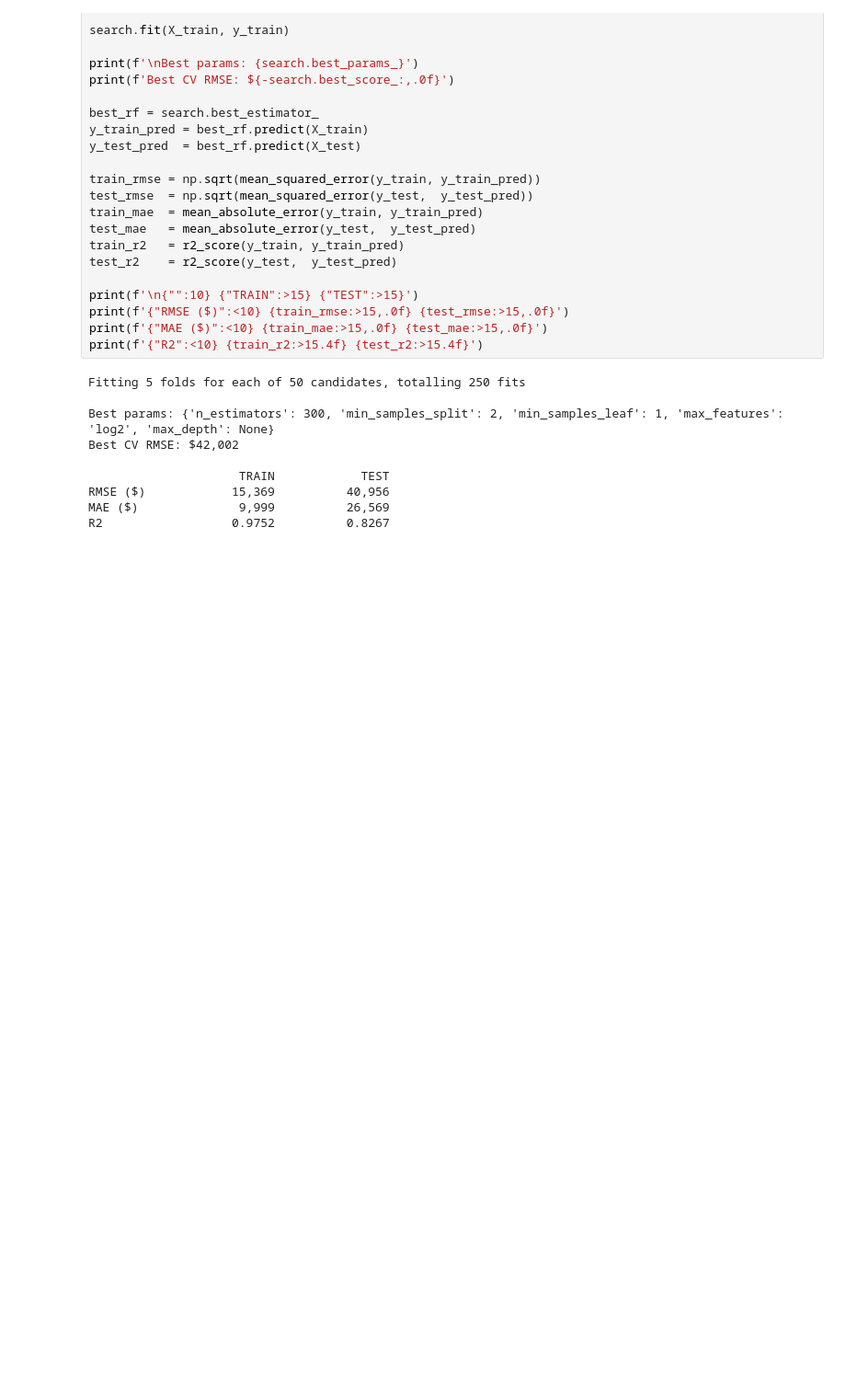
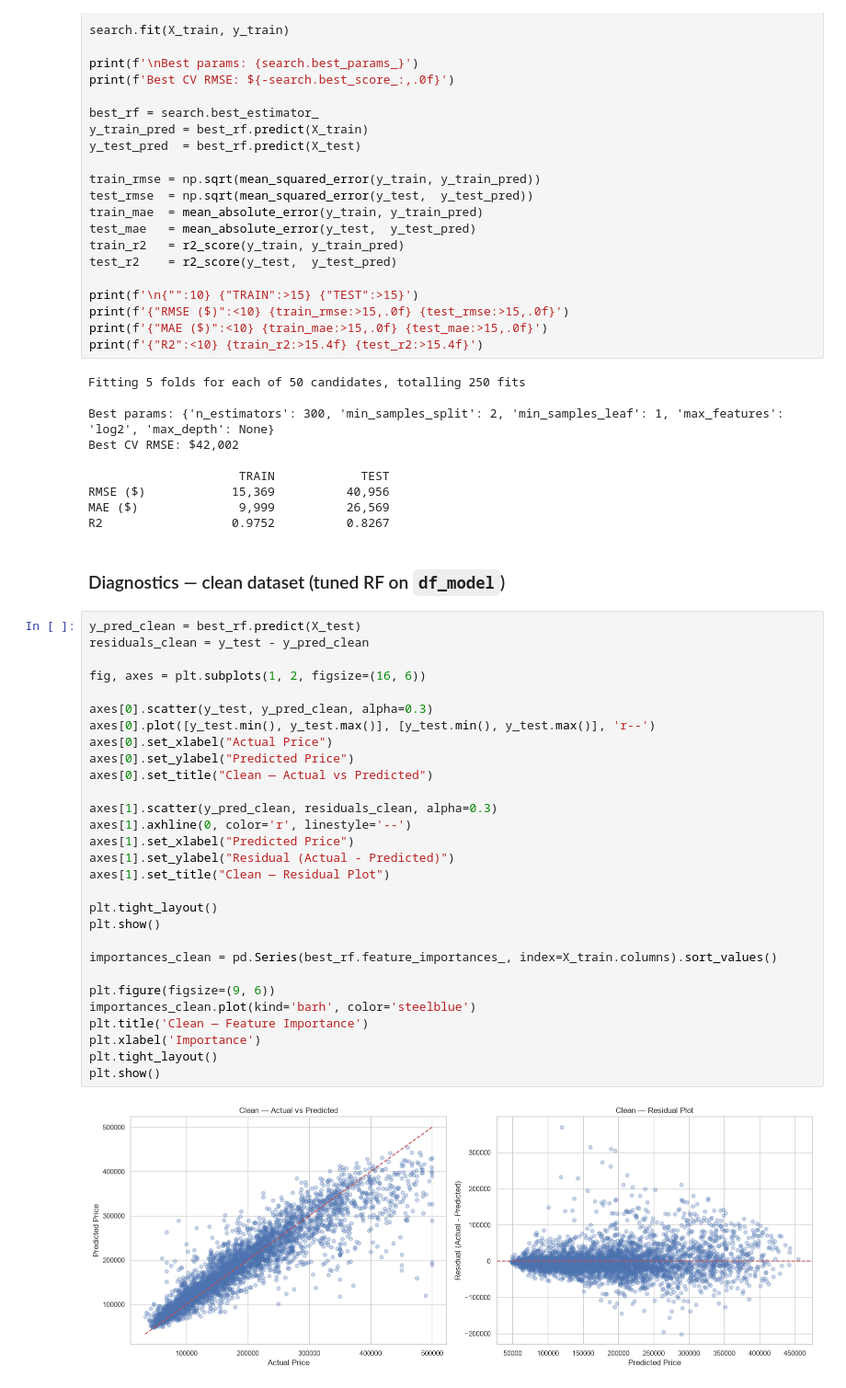
Before and after one commit to kovexison/Practica-AI, a Jupyter notebook: 01-ML-Regression/house_pricing.ipynb, the cells around one changed output. Shown at 92% size. Cells and saved outputs as stored; diff of their text form; blank space fills up the shorter version.

```diff
--- a/01-ML-Regression/house_pricing.ipynb
+++ b/01-ML-Regression/house_pricing.ipynb
@@ -745,3 +749,36 @@ Best CV RMSE: $42,002
 RMSE ($)            15,369          40,956
 MAE ($)              9,999          26,569
 R2                  0.9752          0.8267
+# %% [markdown]
+### Diagnostics — clean dataset (tuned RF on `df_model`)
+# %%
+y_pred_clean = best_rf.predict(X_test)
+residuals_clean = y_test - y_pred_clean
+
+fig, axes = plt.subplots(1, 2, figsize=(16, 6))
+
+axes[0].scatter(y_test, y_pred_clean, alpha=0.3)
+axes[0].plot([y_test.min(), y_test.max()], [y_test.min(), y_test.max()], 'r--')
+axes[0].set_xlabel("Actual Price")
+axes[0].set_ylabel("Predicted Price")
+axes[0].set_title("Clean — Actual vs Predicted")
+
+axes[1].scatter(y_pred_clean, residuals_clean, alpha=0.3)
+axes[1].axhline(0, color='r', linestyle='--')
+axes[1].set_xlabel("Predicted Price")
+axes[1].set_ylabel("Residual (Actual - Predicted)")
+axes[1].set_title("Clean — Residual Plot")
+
+plt.tight_layout()
+plt.show()
+
+importances_clean = pd.Series(best_rf.feature_importances_, index=X_train.columns).sort_values()
+
+plt.figure(figsize=(9, 6))
+importances_clean.plot(kind='barh', color='steelblue')
+plt.title('Clean — Feature Importance')
+plt.xlabel('Importance')
+plt.tight_layout()
+plt.show()
+# %% [output]
+[figure, added]
```
Also changed, not shown: parts of 4 cells of this notebook.
